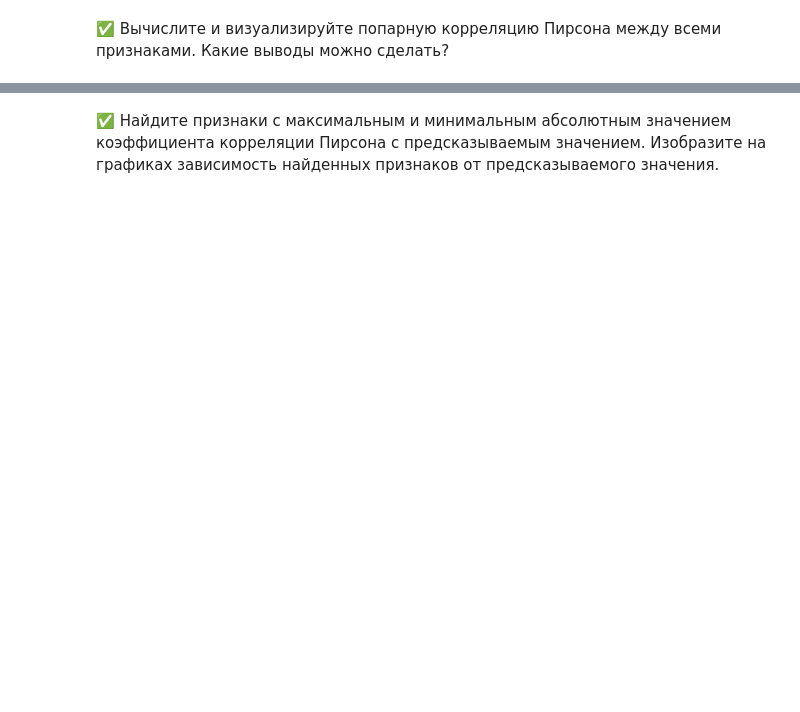
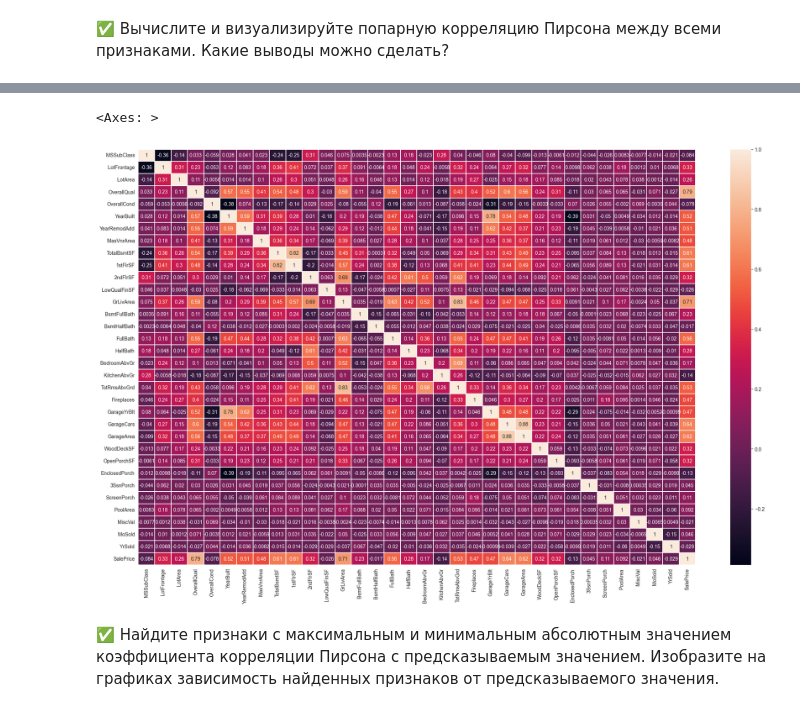
Before and after one commit to KraviGO/ML, a Jupyter notebook: Postupashki_ML_start/HW_2/HW2_LinearRegression.ipynb.ipynb, the cells around one changed output, grey strips where cells are left out. Saved outputs shown, nothing was run; the diff lists cells and outputs as text; code cells hidden in the pictures; blank space fills up the shorter version.

```diff
--- a/Postupashki_ML_start/HW_2/HW2_LinearRegression.ipynb.ipynb
+++ b/Postupashki_ML_start/HW_2/HW2_LinearRegression.ipynb.ipynb
@@ -27,0 +173,6 @@ data = pd.read_csv('train.csv', header=0)
+# %%
+for col in object_names:
+    data[col] = data[col].fillna(data[col].describe()['top'])
+# %%
+float_names = data.select_dtypes('float64').columns
+float_names
@@ -28,2 +181,5 @@ data = pd.read_csv('train.csv', header=0)
+# %%
+for col in float_names:
+    data[col] = data[col].fillna(data[col].mean())
 # %% [markdown]
 ✅ Проверьте, что вы действительно избавились от пропусков
@@ -32,2 +224,5 @@ data = pd.read_csv('train.csv', header=0)
 # %% [markdown]
 ✅ Вычислите и визуализируйте попарную корреляцию Пирсона между всеми признаками. Какие выводы можно сделать?
+# %%
+data_corr = data.drop(labels=object_names, axis=1).corr()
+print(data_corr)
@@ -34,2 +247,8 @@ data = pd.read_csv('train.csv', header=0)
+# %%
+fig, ax = plt.subplots(figsize=(25, 15))
+sns.heatmap(data_corr, linewidths=0.01, annot=True)
+# %% [output]
+<Axes: >
+[figure, added]
 # %% [markdown]
 ✅ Найдите признаки с максимальным и минимальным абсолютным значением коэффициента корреляции Пирсона с предсказываемым значением. Изобразите на графиках зависимость найденных признаков от предсказываемого значения.
```
Also changed, not shown: parts of 23 cells of this notebook.
